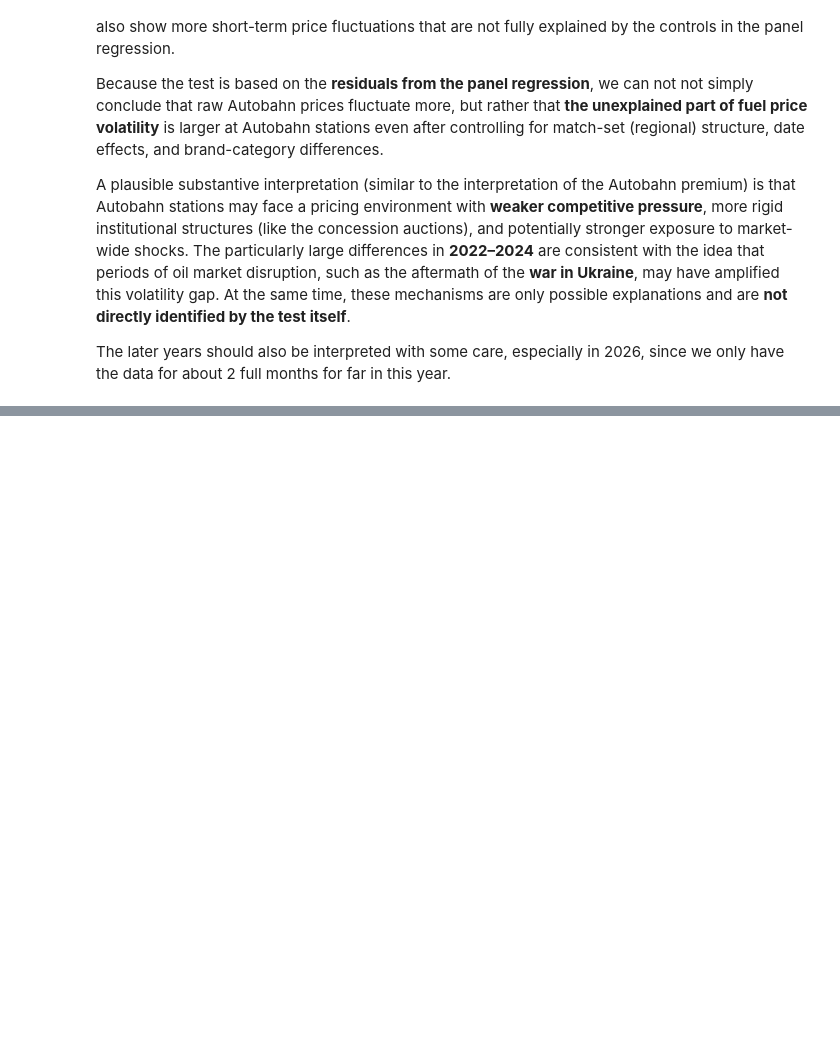
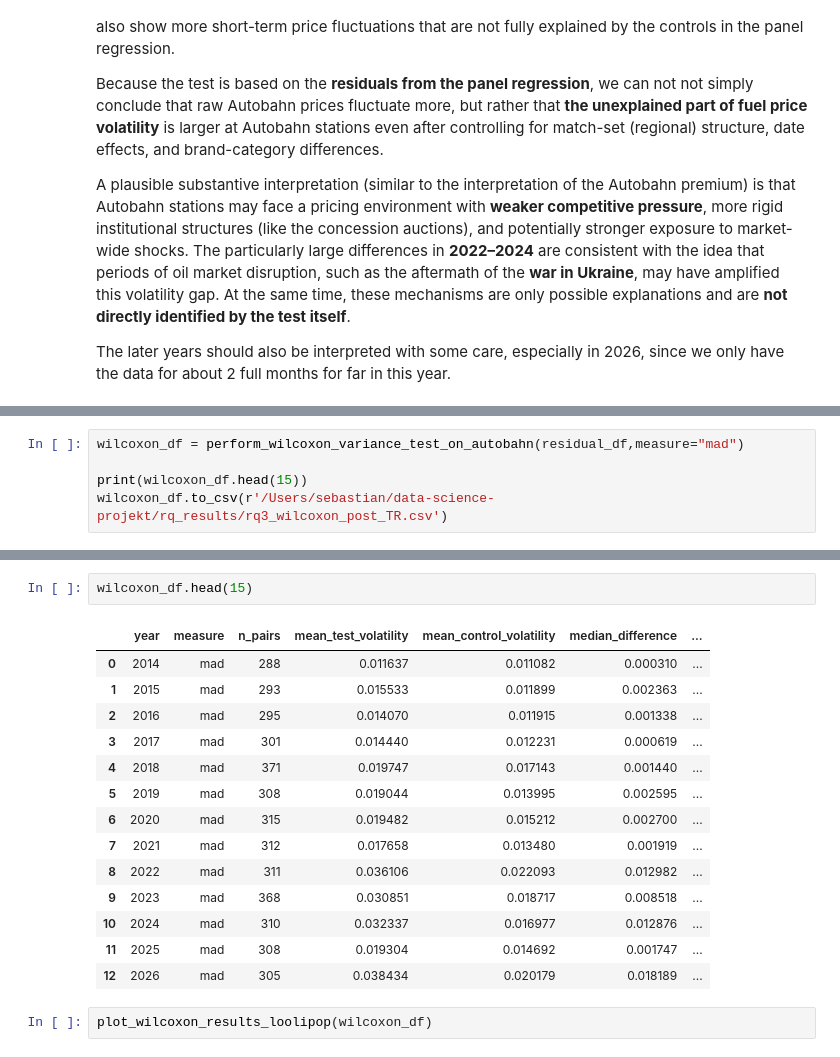
Before and after one commit to qflewy/Data-Science-Projekt, a Jupyter notebook: Notebooks/autobahn_post_tankrabatt_comp.ipynb, the cells around one changed output, grey strips where cells are left out. Cells and saved outputs as stored; diff of their text form; blank space fills up the shorter version.

```diff
--- a/Notebooks/autobahn_post_tankrabatt_comp.ipynb
+++ b/Notebooks/autobahn_post_tankrabatt_comp.ipynb
@@ -311,0 +365,5 @@ The later years should also be interpreted with some care, especially in 2026, s
+# %%
+wilcoxon_df = perform_wilcoxon_variance_test_on_autobahn(residual_df,measure="mad")
+
+print(wilcoxon_df.head(15))
+wilcoxon_df.to_csv(r'/Users/sebastian/data-science-projekt/rq_results/rq3_wilcoxon_post_TR.csv')
@@ -311,0 +388,19 @@ The later years should also be interpreted with some care, especially in 2026, s
+# %%
+wilcoxon_df.head(15)
+# %% [output]
+|  | year | measure | n_pairs | mean_test_volatility | mean_control_volatility | median_difference | ... |
+| 0 | 2014 | mad | 288 | 0.011637 | 0.011082 | 0.000310 | ... |
+| 1 | 2015 | mad | 293 | 0.015533 | 0.011899 | 0.002363 | ... |
+| 2 | 2016 | mad | 295 | 0.014070 | 0.011915 | 0.001338 | ... |
+| 3 | 2017 | mad | 301 | 0.014440 | 0.012231 | 0.000619 | ... |
+| 4 | 2018 | mad | 371 | 0.019747 | 0.017143 | 0.001440 | ... |
+| 5 | 2019 | mad | 308 | 0.019044 | 0.013995 | 0.002595 | ... |
+| 6 | 2020 | mad | 315 | 0.019482 | 0.015212 | 0.002700 | ... |
+| 7 | 2021 | mad | 312 | 0.017658 | 0.013480 | 0.001919 | ... |
+| 8 | 2022 | mad | 311 | 0.036106 | 0.022093 | 0.012982 | ... |
+| 9 | 2023 | mad | 368 | 0.030851 | 0.018717 | 0.008518 | ... |
+| 10 | 2024 | mad | 310 | 0.032337 | 0.016977 | 0.012876 | ... |
+| 11 | 2025 | mad | 308 | 0.019304 | 0.014692 | 0.001747 | ... |
+| 12 | 2026 | mad | 305 | 0.038434 | 0.020179 | 0.018189 | ... |
+# %%
+plot_wilcoxon_results_loolipop(wilcoxon_df)
```
Also changed, not shown: parts of 7 cells of this notebook, 3 other files.
